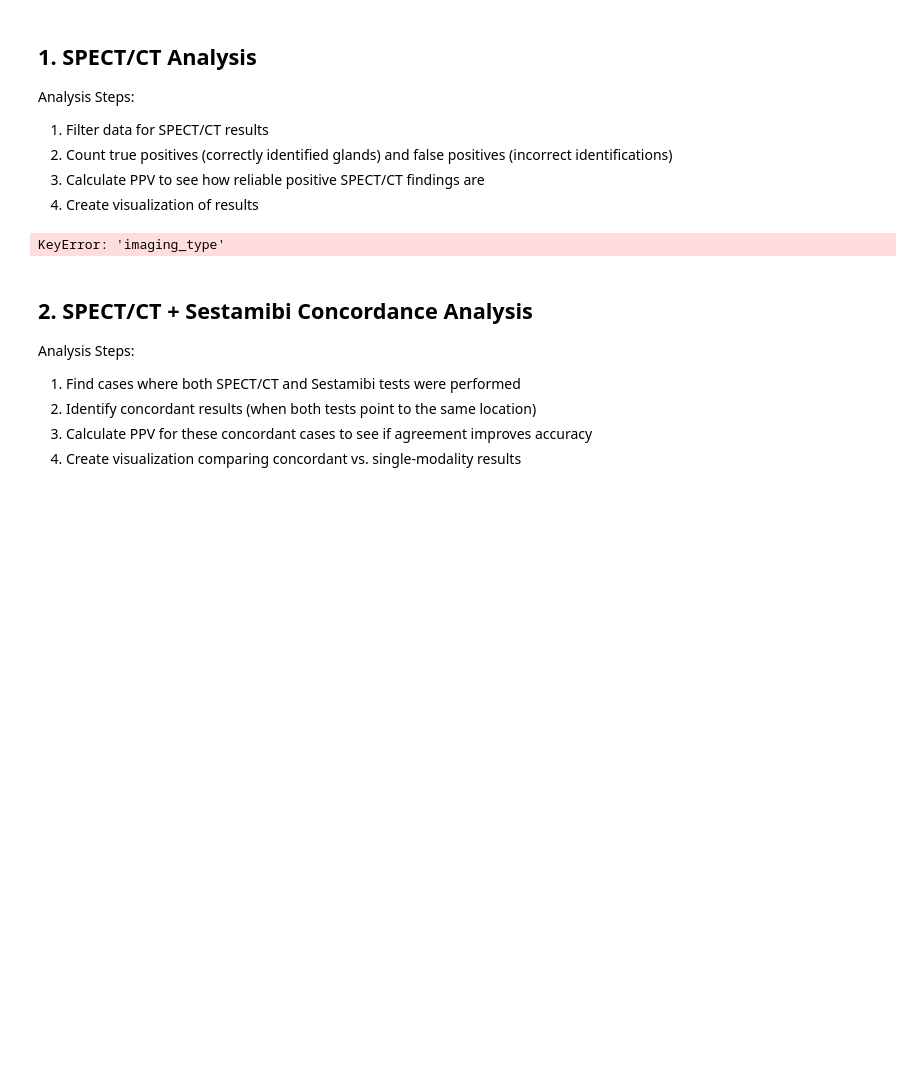
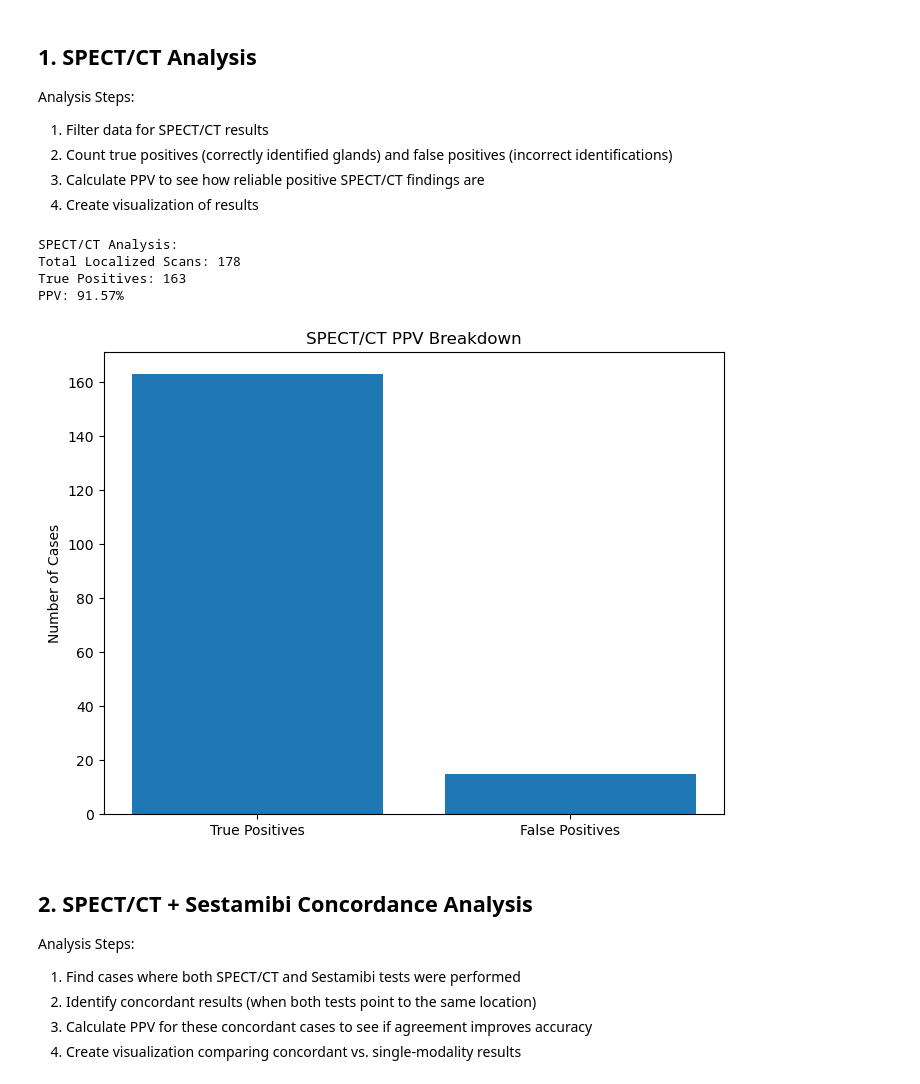
Before and after one commit to Jonah-Schwartz521/parathyroid-imaging-evaluation, a Jupyter notebook: PPV.ipynb, the cells around one changed output. Saved outputs shown, nothing was run; the diff lists cells and outputs as text; code cells hidden in the pictures; blank space fills up the shorter version.

```diff
--- a/PPV.ipynb
+++ b/PPV.ipynb
@@ -66,31 +133,35 @@ Analysis Steps:
 # %%
 # SPECT/CT PPV Analysis
 
-# Filter for SPECT/CT scans
-spect_ct_data = data[data['imaging_type'] == 'SPECT/CT']  # adjust column name as per your data
+# Filter for SPECT/CT results (exclude NaN and Non-localizing)
+spect_ct_data = data[data['SPECT/CT'].notna() & (data['SPECT/CT'] != 'Non-localizing')]
 
 # Count matches
-true_positives = len(spect_ct_data[spect_ct_data['match_type'].isin(['Exact', 'Side', 'Partial'])])
-total_localized = len(spect_ct_data[spect_ct_data['localization_status'] == 'Localized'])  # adjust as needed
+spect_ct_true_pos = len(data[data['SPECT/CT Calculated Concordance'].str.contains('Yes', na=False)])
+spect_ct_total = len(spect_ct_data)
 
 # Calculate PPV
-spect_ct_ppv = (true_positives / total_localized) * 100 if total_localized > 0 else 0
+spect_ct_ppv = (spect_ct_true_pos / spect_ct_total) * 100 if spect_ct_total > 0 else 0
 
 # Create summary
 print(f"SPECT/CT Analysis:")
-print(f"Total Localized Scans: {total_localized}")
-print(f"True Positives: {true_positives}")
+print(f"Total Localized Scans: {spect_ct_total}")
+print(f"True Positives: {spect_ct_true_pos}")
 print(f"PPV: {spect_ct_ppv:.2f}%")
 
 # Visualization
 plt.figure(figsize=(8, 6))
 plt.bar(['True Positives', 'False Positives'],
-        [true_positives, total_localized - true_positives])
+        [spect_ct_true_pos, spect_ct_total - spect_ct_true_pos])
 plt.title('SPECT/CT PPV Breakdown')
 plt.ylabel('Number of Cases')
 plt.show()
 # %% [output]
-KeyError: 'imaging_type'
+SPECT/CT Analysis:
+Total Localized Scans: 178
+True Positives: 163
+PPV: 91.57%
+[figure, added]
 # %% [markdown]
 ## 2. SPECT/CT + Sestamibi Concordance Analysis
 
```
Also changed, not shown: parts of 6 cells of this notebook.
